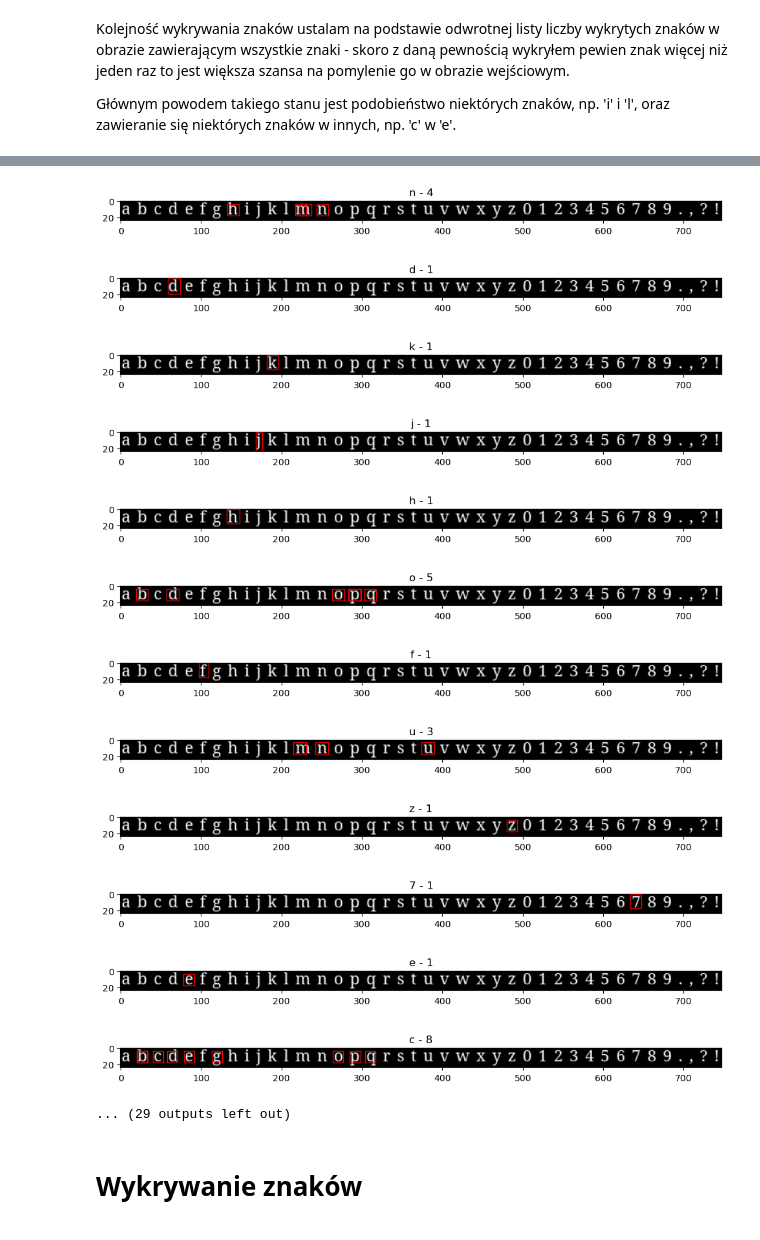
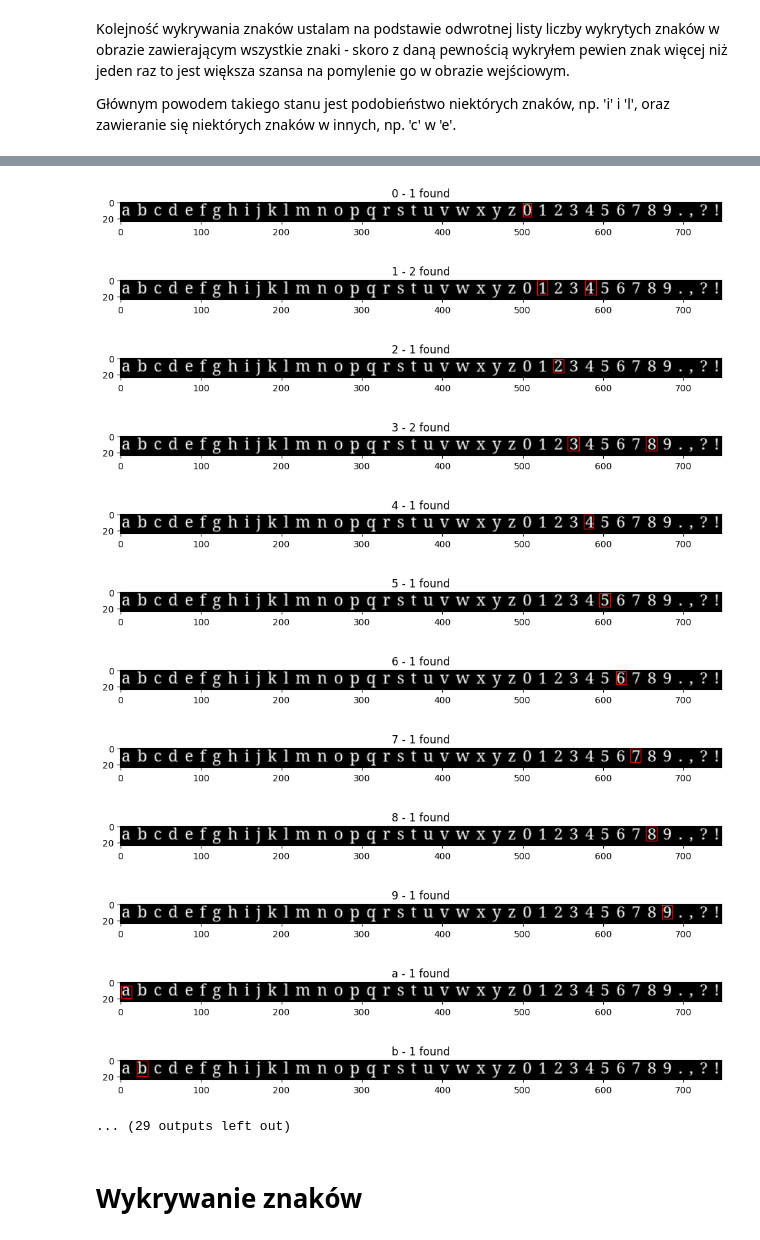
Before and after one commit to radoslawrolka/Computational_Methods_in_Science_and_Engineering, a Jupyter notebook: lab9/task2.ipynb, the cells around one changed output, grey strips where cells are left out. Saved outputs shown, nothing was run; the diff lists cells and outputs as text; code cells hidden in the pictures.

```diff
--- a/lab9/task2.ipynb
+++ b/lab9/task2.ipynb
@@ -94,44 +104,49 @@ correlation_heatmap(load_fonts()['serif'])
 # %%
 def get_char_order(font, confidence=0.9, ratio=2, show=False):
     counter_dict = defaultdict(list)
     background = np.array(font['all'])
 
     for i, (char, img) in enumerate(font.items()):
         if char == 'all':
             continue
         sample = np.array(img)
         img_cor = correlation(background, sample)
         img_cor[img_cor<np.max(img_cor)*confidence] = 0.
         count = len(measure.find_contours(img_cor, confidence*np.max(img_cor)))
         counter_dict[count].append(char)
 
         if show:
-            _, ax = plt.subplots(figsize=(background.shape[0]/ratio, background.shape[1]/ratio))
-            ax.set_title(f'{char} - {count}')
+            _, ax = plt.subplots(figsize=(background.shape[0]//ratio, background.shape[1]//ratio))
+            ax.set_title(f'{char} - {count} found')
             ax.imshow(background, cmap='gray')
             for i, j in np.argwhere(img_cor!=0.):
                 ax.add_patch(patches.Rectangle((j,i), -sample.shape[1], -sample.shape[0], edgecolor='r', facecolor='none'))
             plt.show()
 
     result = []
     for key in sorted(counter_dict):
         result += counter_dict[key]
+
+    rules = [('l', 'i'), ('h', 'b'), ('n', 'u'), ('6', '5')]
+    for rule in rules:
+        if result.index(rule[0]) > result.index(rule[1]):
+            result[result.index(rule[0])], result[result.index(rule[1])] = result[result.index(rule[1])], result[result.index(rule[0])]
     return result
 
 get_char_order(load_fonts()['serif'], show=True)
 # %% [output]
-[figure, old version]
+[figure, new version]
-[figure, old version]
+[figure, new version]
-[figure, old version]
+[figure, new version]
-[figure, old version]
+[figure, new version]
-[figure, old version]
+[figure, new version]
-[figure, old version]
+[figure, new version]
-[figure, old version]
+[figure, new version]
-[figure, old version]
+[figure, new version]
-[figure, old version]
+[figure, new version]
-[figure, old version]
+[figure, new version]
-[figure, old version]
+[figure, new version]
-[figure, old version]
+[figure, new version]
 ... (29 outputs left out)
 # %% [markdown]
 # Wykrywanie znaków
```
Also changed, not shown: parts of 12 cells of this notebook.
